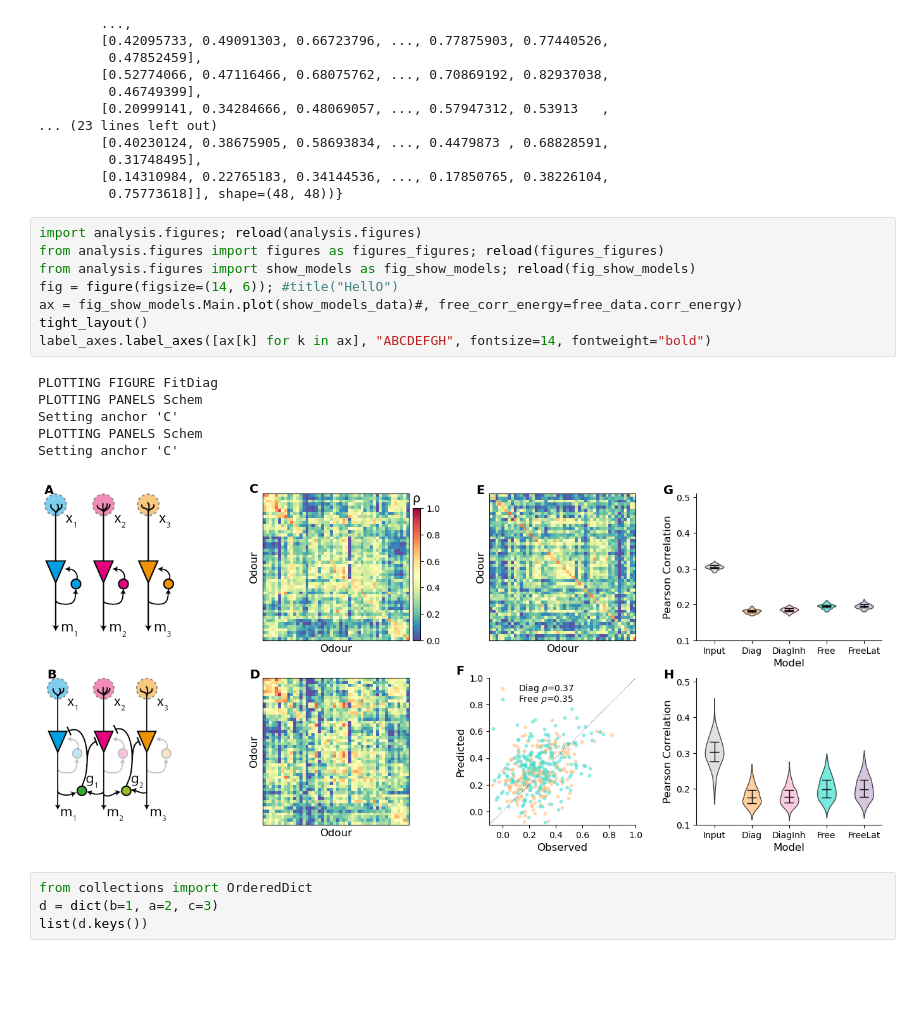
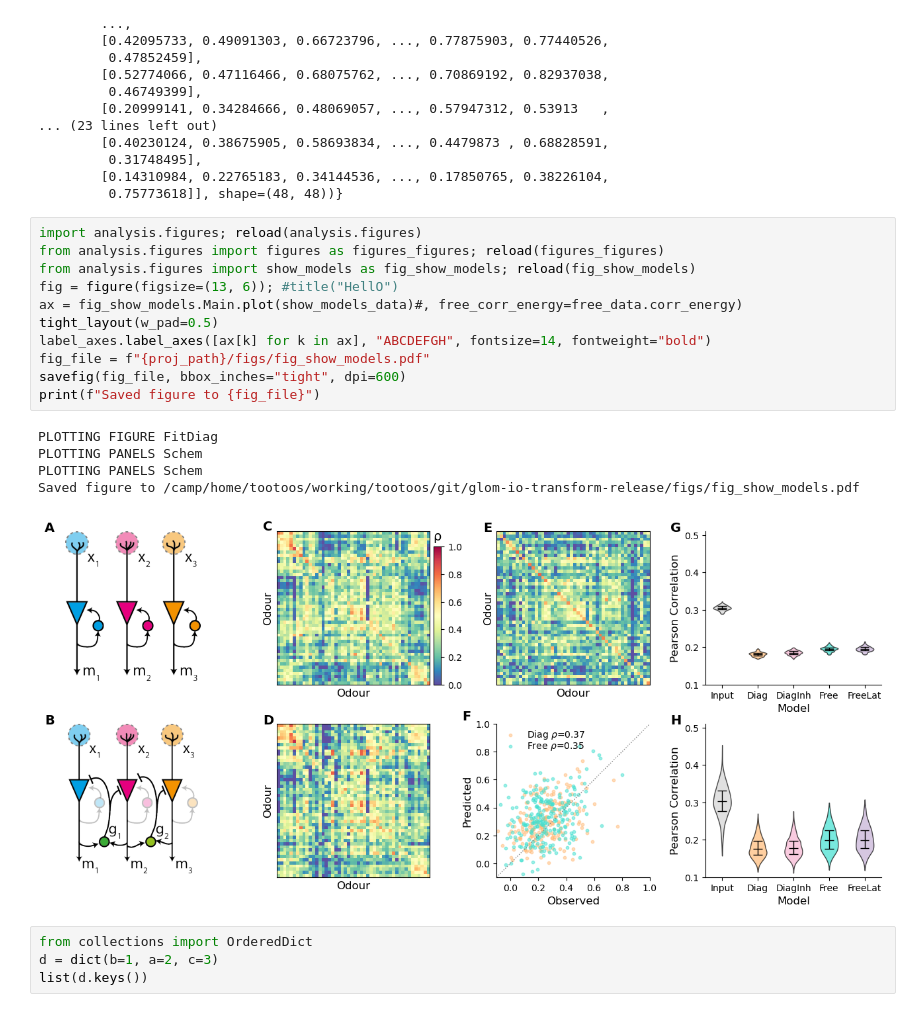
Before and after one commit to stootoon/glom-io-transform-release, a Jupyter notebook: analysis/fig_driver.ipynb, the cells around one changed output. Cells and saved outputs as stored; diff of their text form; blank space fills up the shorter version.

```diff
--- a/analysis/fig_driver.ipynb
+++ b/analysis/fig_driver.ipynb
@@ -144,18 +144,20 @@ smd.models["Diag"].vld_corrs
 # %%
 import analysis.figures; reload(analysis.figures)
 from analysis.figures import figures as figures_figures; reload(figures_figures)
 from analysis.figures import show_models as fig_show_models; reload(fig_show_models)
-fig = figure(figsize=(14, 6)); #title("HellO")
+fig = figure(figsize=(13, 6)); #title("HellO")
 ax = fig_show_models.Main.plot(show_models_data)#, free_corr_energy=free_data.corr_energy)
-tight_layout()
+tight_layout(w_pad=0.5)
 label_axes.label_axes([ax[k] for k in ax], "ABCDEFGH", fontsize=14, fontweight="bold")
+fig_file = f"{proj_path}/figs/fig_show_models.pdf"
+savefig(fig_file, bbox_inches="tight", dpi=600)
+print(f"Saved figure to {fig_file}")
 # %% [output]
 PLOTTING FIGURE FitDiag
 PLOTTING PANELS Schem
-Setting anchor 'C'
 PLOTTING PANELS Schem
-Setting anchor 'C'
+Saved figure to /camp/home/tootoos/working/tootoos/git/glom-io-transform-release/figs/fig_show_models.pdf
-[figure, old version]
+[figure, new version]
 # %%
 from collections import OrderedDict
 d = dict(b=1, a=2, c=3)
```
